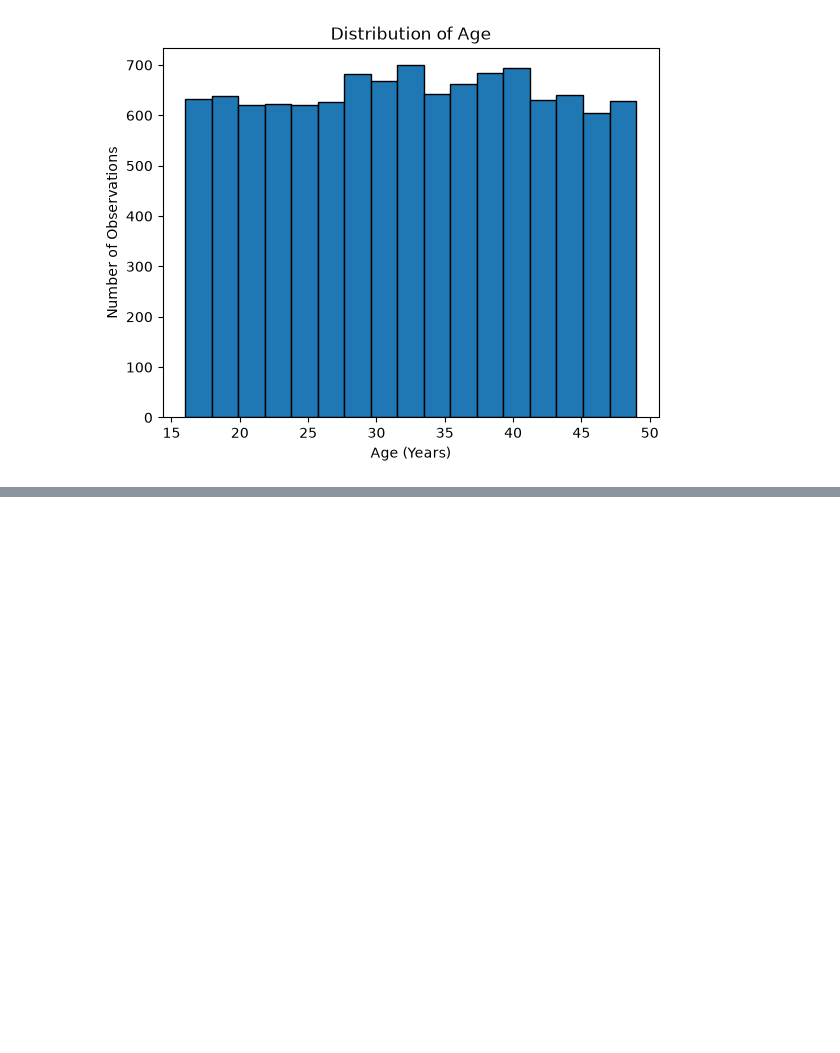
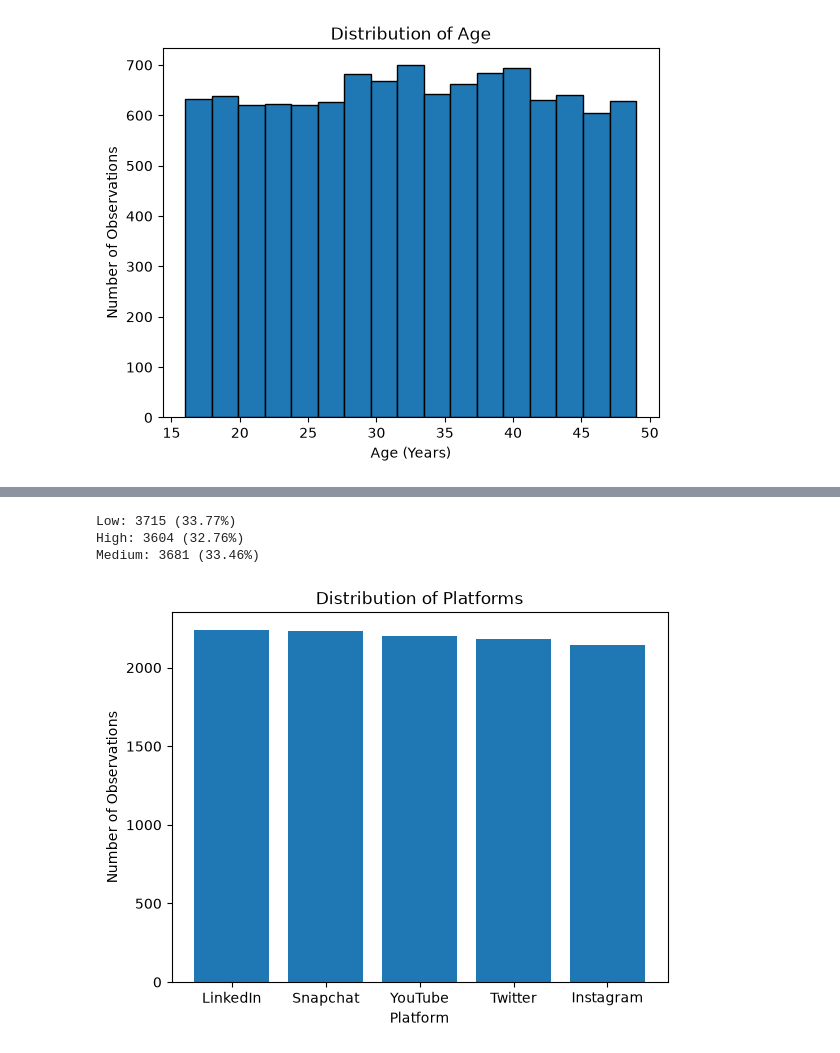
Before and after one commit to VaniGupta290307/digital-life-habits, a Jupyter notebook: Digital_life_habbit/data/data-analysis_visuals_univariate.ipynb, the cells around one changed output, grey strips where cells are left out. Saved outputs shown, nothing was run; the diff lists cells and outputs as text; code cells hidden in the pictures; blank space fills up the shorter version.

```diff
--- a/Digital_life_habbit/data/data-analysis_visuals_univariate.ipynb
+++ b/Digital_life_habbit/data/data-analysis_visuals_univariate.ipynb
@@ -171,0 +206,22 @@ plt.show()
+# %%
+total = len(stress)
+
+for category, count in frequency.items():
+    percentage = (count / total) * 100
+
+    print(f"{category}: {count} ({percentage:.2f}%)")
+# %% [output]
+Low: 3715 (33.77%)
+High: 3604 (32.76%)
+Medium: 3681 (33.46%)
+# %%
+platform_counts=df["platform"].value_counts()
+plt.bar(platform_counts.index, platform_counts.values)
+
+plt.title("Distribution of Platforms")
+plt.xlabel("Platform")
+plt.ylabel("Number of Observations")
+
+plt.show()
+# %% [output]
+[figure, added]
```
Also changed, not shown: parts of 3 cells of this notebook.
